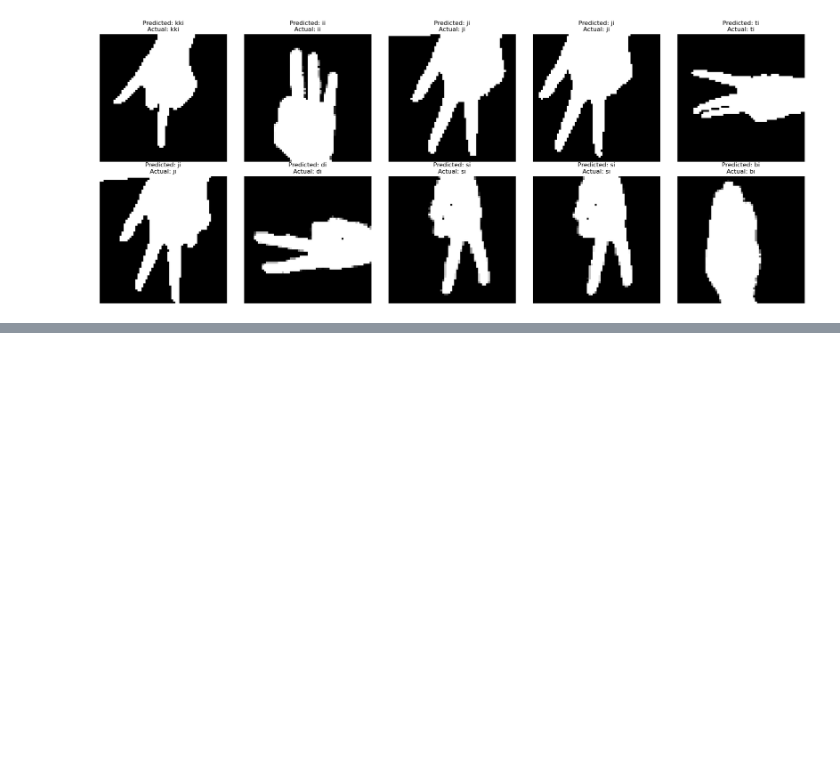
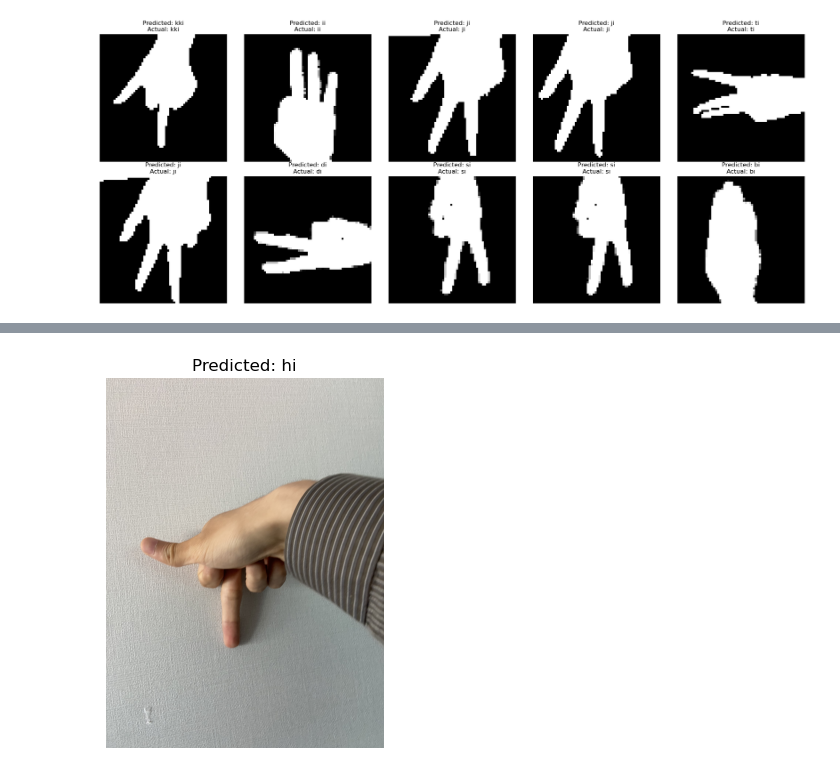
Before and after one commit to son1473/DeepLearningHandSign, a Jupyter notebook: KrHandSignResNet.ipynb, the cells around one changed output, grey strips where cells are left out. Drawn from its saved outputs; the diff is of its cells as text; code cells hidden in the pictures; blank space fills up the shorter version.

```diff
--- a/KrHandSignResNet.ipynb
+++ b/KrHandSignResNet.ipynb
@@ -419,0 +478,58 @@ findfont: Font family 'malgun' not found.
+# %%
+# import torch
+# from torchvision import models, transforms
+# import cv2
+# from PIL import Image
+# import numpy as np
+# import matplotlib.pyplot as plt
+
+# 클래스 매핑
+class_map = {
+    0: 'ki', 1: 'ni', 2: 'di', 3: 'ri', 4: 'mi',
+    5: 'bi', 6: 'si', 7: 'ii', 8: 'ji', 9: 'chi',
+    10: 'kki', 11: 'ti', 12: 'pi', 13: 'hi'
+}
+
+# 1. 학습된 모델 로드 (ResNet18 예시)
+# model = models.resnet18(pretrained=True)
+# model.eval()  # 평가 모드로 설정
+
+# 2. 이미지 전처리 함수 정의
+preprocess = transforms.Compose([
+    transforms.Resize((64,64)),
+    # transforms.CenterCrop(224),
+    transforms.ToTensor(),
+    # transforms.Normalize(mean=[0.485, 0.456, 0.406], std=[0.229, 0.224, 0.225]),
+])
+
+# 3. OpenCV를 사용하여 이미지 불러오기
+img_path = r'C:\Users\USER\Documents\GitHub\DeepLearningHandSign\real_hand\cons\kki.png'  # 예측할 이미지 파일 경로
+image = cv2.imread(img_path)
+image = cv2.cvtColor(image, cv2.COLOR_BGR2RGB)  # OpenCV는 기본적으로 BGR로 이미지를 로드하므로 RGB로 변환
+
+# 4. OpenCV 이미지를 PIL 이미지로 변환
+image_pil = Image.fromarray(image)
+
+# 5. 이미지를 전처리하고 배치 차원 추가
+input_tensor = preprocess(image_pil)
+input_batch = input_tensor.unsqueeze(0).to(device)
+
+
+# 6. 예측 수행
+with torch.no_grad():
+    output = model(input_batch)
+
+# 7. 결과 해석
+probabilities = torch.nn.functional.softmax(output[0], dim=0)
+predicted_class = torch.argmax(probabilities).item()
+
+# 8. 예측된 클래스 레이블 가져오기
+predicted_label = class_map[predicted_class]
+
+# 9. 결과 출력
+plt.imshow(image)
+plt.title(f"Predicted: {predicted_label}")
+plt.axis('off')
+plt.show()
+# %% [output]
+[figure, added]
```
Also changed, not shown: parts of 3 cells of this notebook, 1 other file.
